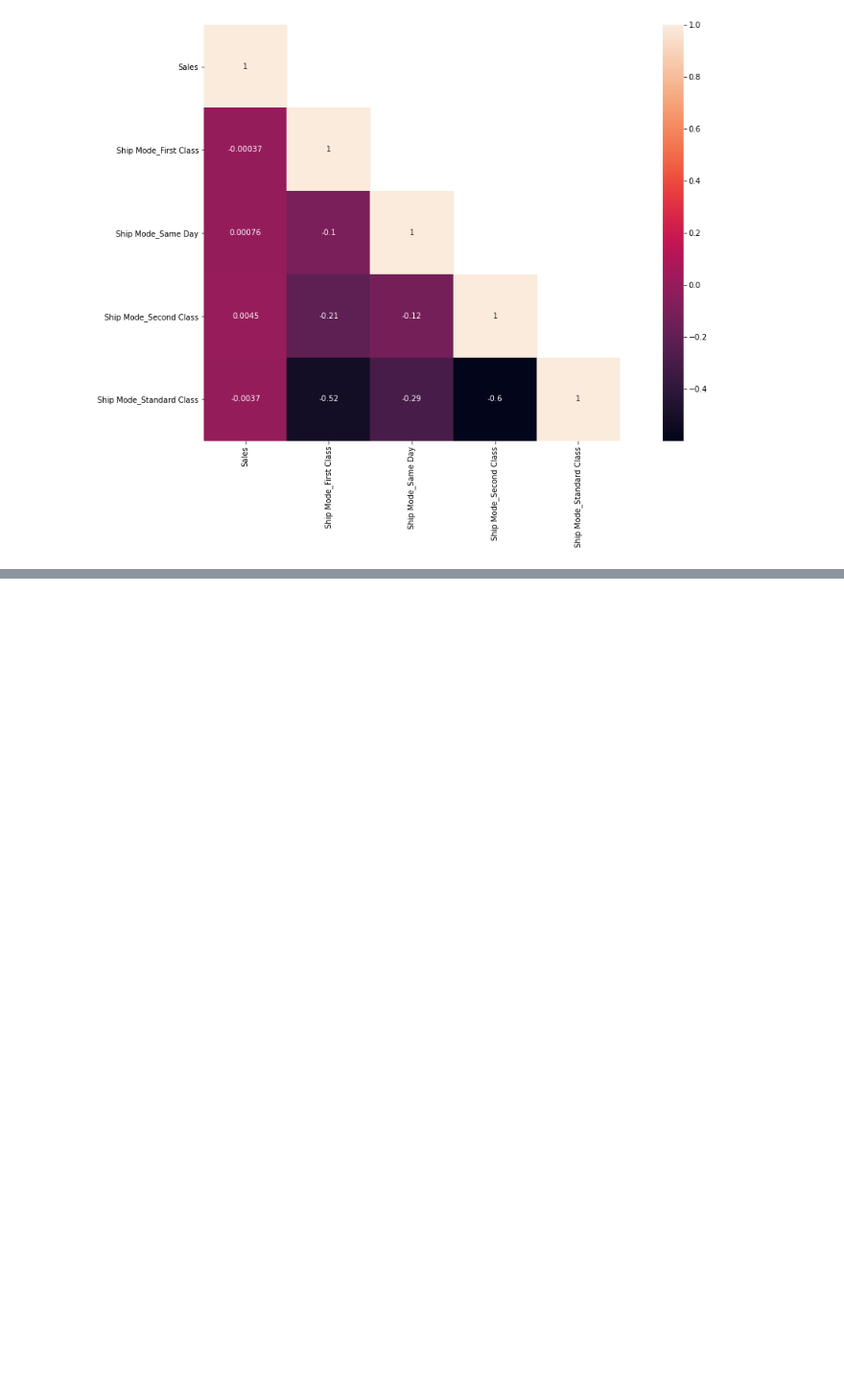
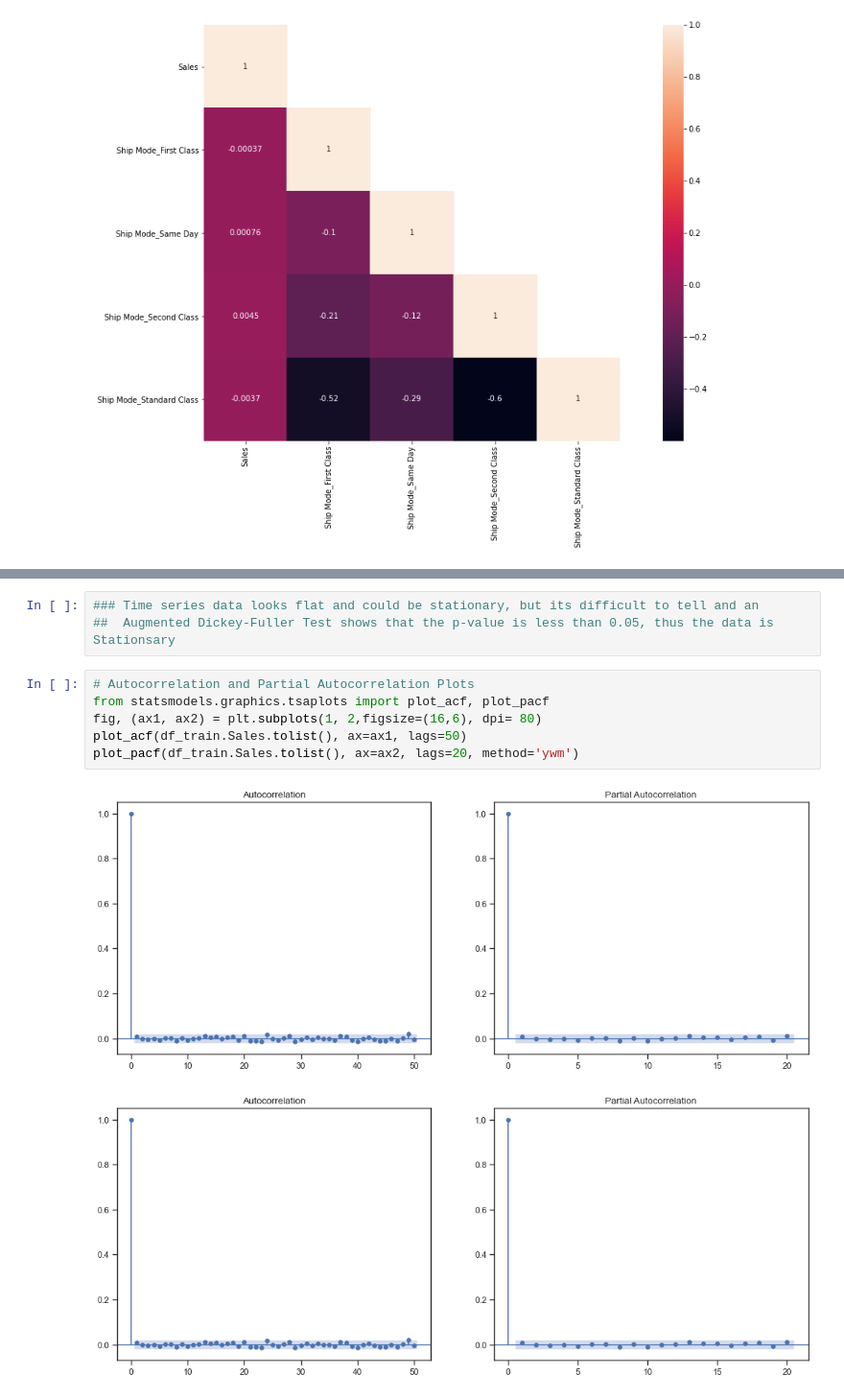
Before and after one commit to eddyk92/Superstore-timeseries, a Jupyter notebook: superstore-eda.ipynb, the cells around one changed output, grey strips where cells are left out. Shown at 96% size. Saved outputs shown, nothing was run; the diff lists cells and outputs as text; blank space fills up the shorter version.

```diff
--- a/superstore-eda.ipynb
+++ b/superstore-eda.ipynb
@@ -328,0 +473,12 @@ sns.heatmap(data = cor_mat, mask = mask, square = True, annot=True, cbar=True)
+# %%
+### Time series data looks flat and could be stationary, but its difficult to tell and an
+##  Augmented Dickey-Fuller Test shows that the p-value is less than 0.05, thus the data is Stationsary
+# %%
+# Autocorrelation and Partial Autocorrelation Plots
+from statsmodels.graphics.tsaplots import plot_acf, plot_pacf
+fig, (ax1, ax2) = plt.subplots(1, 2,figsize=(16,6), dpi= 80)
+plot_acf(df_train.Sales.tolist(), ax=ax1, lags=50)
+plot_pacf(df_train.Sales.tolist(), ax=ax2, lags=20, method='ywm')
+# %% [output]
+[figure, added]
+[figure, added]
```
Also changed, not shown: parts of 16 cells of this notebook.
